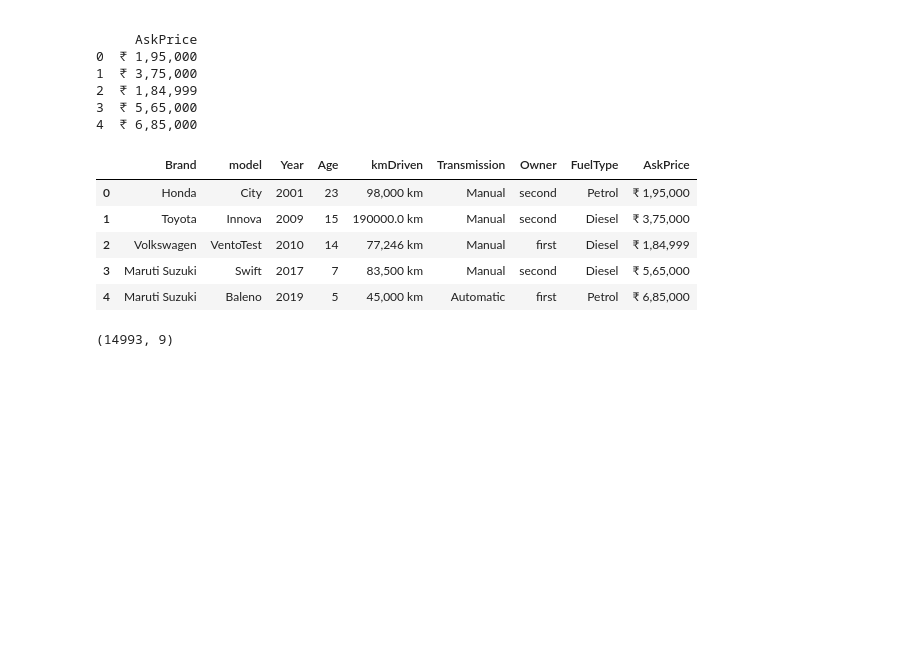
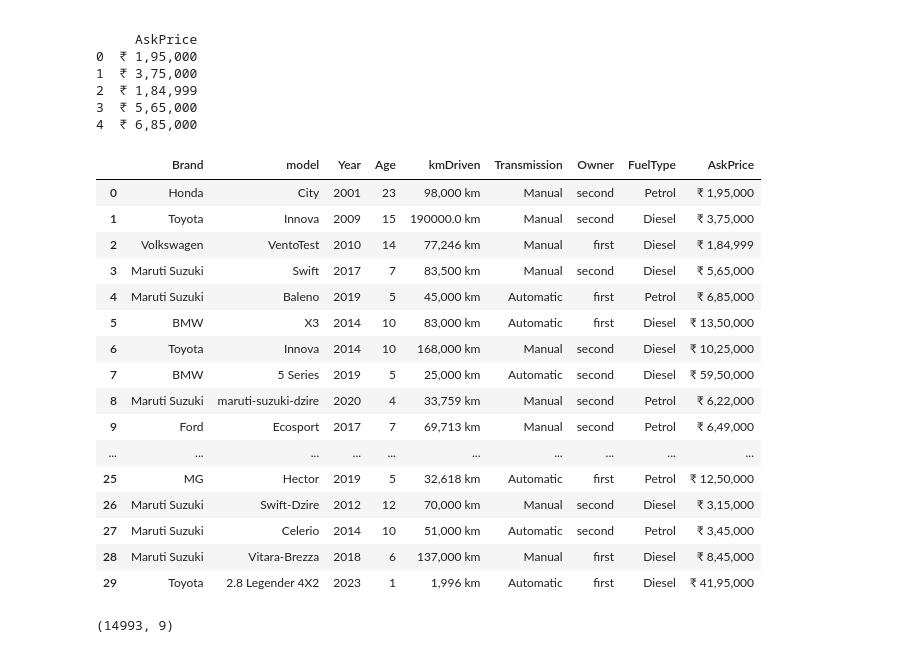
Before and after one commit to Innestt/MLEARNING-MODEL, a Jupyter notebook: SECOND HAND CAR PRICE PREDICTION V2.ipynb, the cells around one changed output. Cells and saved outputs as stored; diff of their text form; code cells hidden in the pictures; blank space fills up the shorter version.

```diff
--- a/SECOND HAND CAR PRICE PREDICTION V2.ipynb
+++ b/SECOND HAND CAR PRICE PREDICTION V2.ipynb
@@ -37,14 +40,25 @@ print(dataset.head())
 # %%
 #drop the columns that are not as important for the model
 dataset2=dataset.drop(['AdditionInfo','PostedDate'],axis=1).reindex(['Brand','model','Year','Age','kmDriven','Transmission','Owner','FuelType','AskPrice'],axis=1)
-dataset2.head()
+dataset2.head(30)
 # %% [output]
 |  | Brand | model | Year | Age | kmDriven | Transmission | Owner | FuelType | AskPrice |
 | 0 | Honda | City | 2001 | 23 | 98,000 km | Manual | second | Petrol | ₹ 1,95,000 |
 | 1 | Toyota | Innova | 2009 | 15 | 190000.0 km | Manual | second | Diesel | ₹ 3,75,000 |
 | 2 | Volkswagen | VentoTest | 2010 | 14 | 77,246 km | Manual | first | Diesel | ₹ 1,84,999 |
 | 3 | Maruti Suzuki | Swift | 2017 | 7 | 83,500 km | Manual | second | Diesel | ₹ 5,65,000 |
 | 4 | Maruti Suzuki | Baleno | 2019 | 5 | 45,000 km | Automatic | first | Petrol | ₹ 6,85,000 |
+| 5 | BMW | X3 | 2014 | 10 | 83,000 km | Automatic | first | Diesel | ₹ 13,50,000 |
+| 6 | Toyota | Innova | 2014 | 10 | 168,000 km | Manual | second | Diesel | ₹ 10,25,000 |
+| 7 | BMW | 5 Series | 2019 | 5 | 25,000 km | Automatic | second | Diesel | ₹ 59,50,000 |
+| 8 | Maruti Suzuki | maruti-suzuki-dzire | 2020 | 4 | 33,759 km | Manual | second | Petrol | ₹ 6,22,000 |
+| 9 | Ford | Ecosport | 2017 | 7 | 69,713 km | Manual | second | Petrol | ₹ 6,49,000 |
+| ... | ... | ... | ... | ... | ... | ... | ... | ... | ... |
+| 25 | MG | Hector | 2019 | 5 | 32,618 km | Automatic | first | Petrol | ₹ 12,50,000 |
+| 26 | Maruti Suzuki | Swift-Dzire | 2012 | 12 | 70,000 km | Manual | second | Diesel | ₹ 3,15,000 |
+| 27 | Maruti Suzuki | Celerio | 2014 | 10 | 51,000 km | Automatic | second | Petrol | ₹ 3,45,000 |
+| 28 | Maruti Suzuki | Vitara-Brezza | 2018 | 6 | 137,000 km | Manual | first | Diesel | ₹ 8,45,000 |
+| 29 | Toyota | 2.8 Legender 4X2 | 2023 | 1 | 1,996 km | Automatic | first | Diesel | ₹ 41,95,000 |
 # %%
 dataset2.shape
 # %% [output]
```
Also changed, not shown: parts of 9 cells of this notebook.
